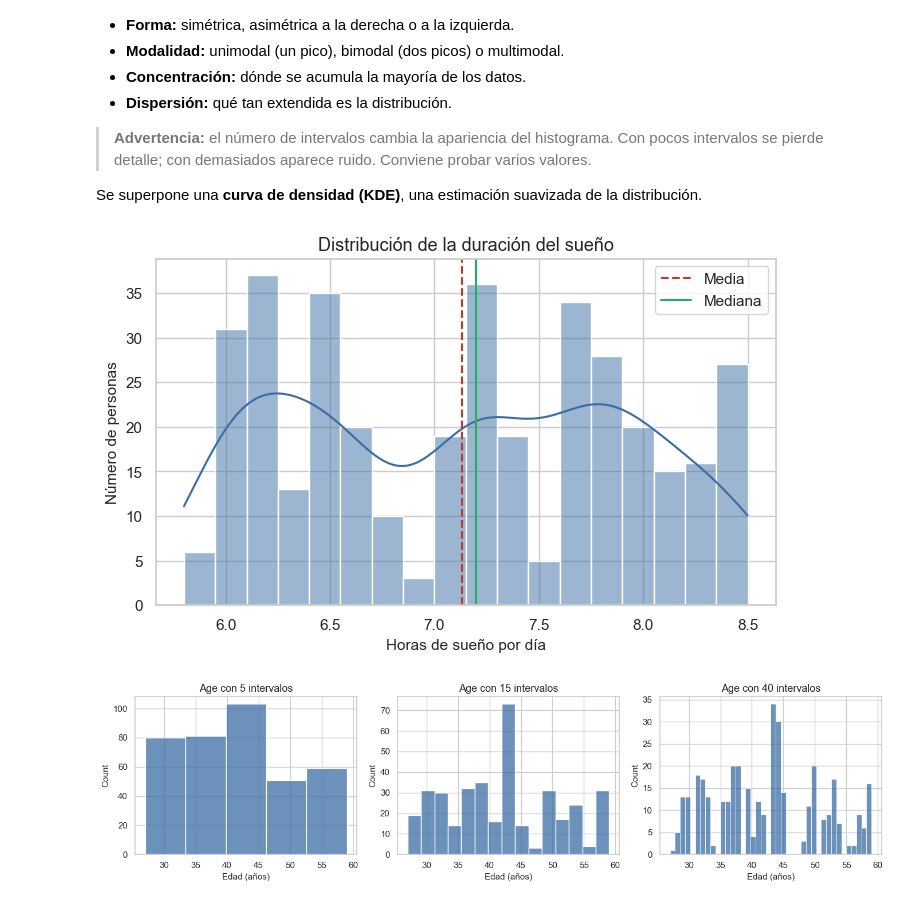
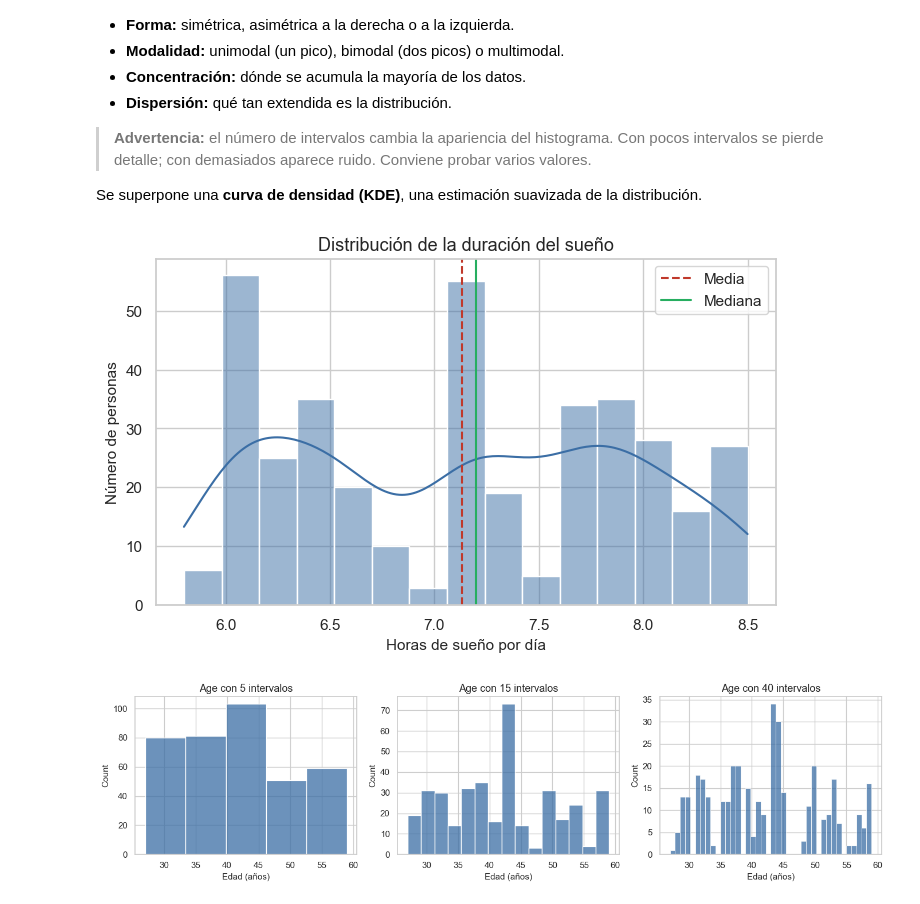
Before and after one commit to AlexMrepU/ciencia-de-datos, a Jupyter notebook: NOTEBOOKS/analisis_univariante_bivariante_sueno.ipynb, the cells around one changed output. Cells and saved outputs as stored; diff of their text form; code cells hidden in the pictures.

```diff
--- a/NOTEBOOKS/analisis_univariante_bivariante_sueno.ipynb
+++ b/NOTEBOOKS/analisis_univariante_bivariante_sueno.ipynb
@@ -491,16 +492,16 @@ Divide el rango de una variable numérica en intervalos (*bins*) y muestra cuán
 Se superpone una **curva de densidad (KDE)**, una estimación suavizada de la distribución.
 # %%
 fig, ax = plt.subplots()
-sns.histplot(df["Sleep Duration"], bins=18, kde=True, color="#3b6ea5", ax=ax)
+sns.histplot(df["Sleep Duration"], bins=15, kde=True, color="#3b6ea5", ax=ax)
 ax.axvline(df["Sleep Duration"].mean(), color="#c0392b", linestyle="--", label="Media")
 ax.axvline(df["Sleep Duration"].median(), color="#27ae60", linestyle="-", label="Mediana")
 ax.set_title("Distribución de la duración del sueño")
 ax.set_xlabel("Horas de sueño por día")
 ax.set_ylabel("Número de personas")
 ax.legend()
 plt.show()
 # %% [output]
-[figure, old version]
+[figure, new version]
 # %%
 # Efecto del número de intervalos sobre la apariencia del histograma
 fig, axes = plt.subplots(1, 3, figsize=(14, 3.8), sharey=False)
```
Also changed, not shown: 1 other file.
